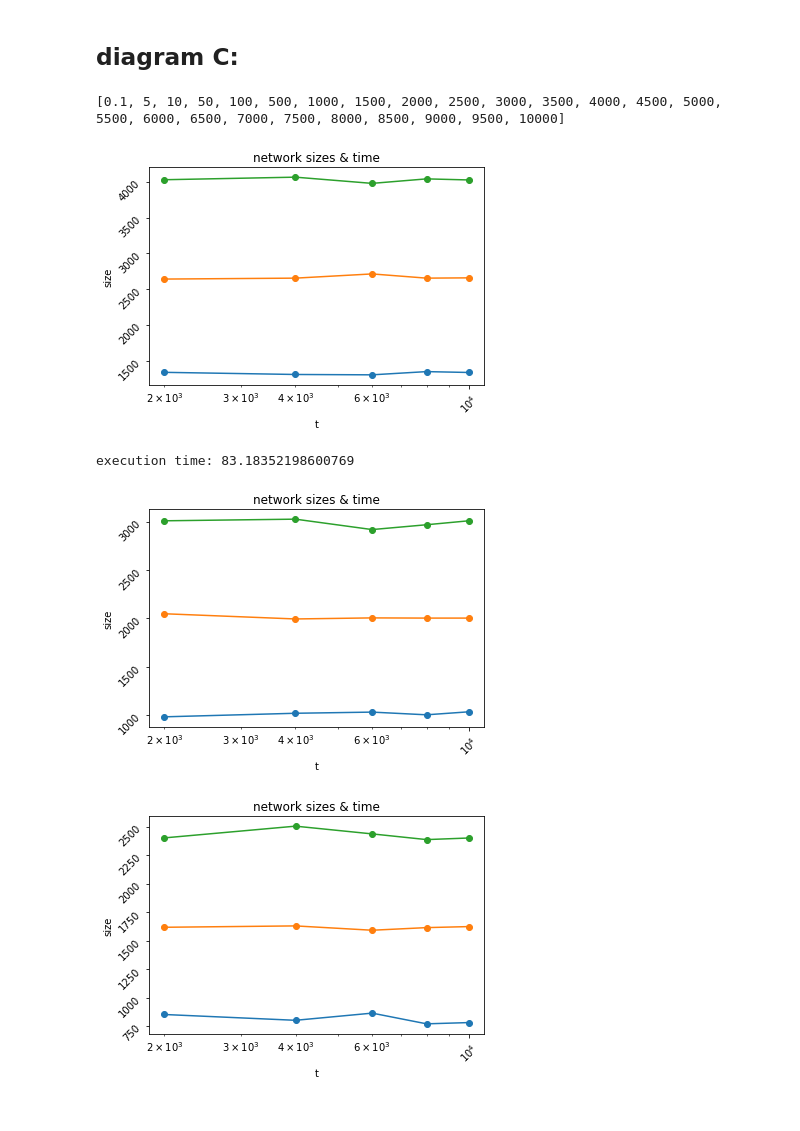
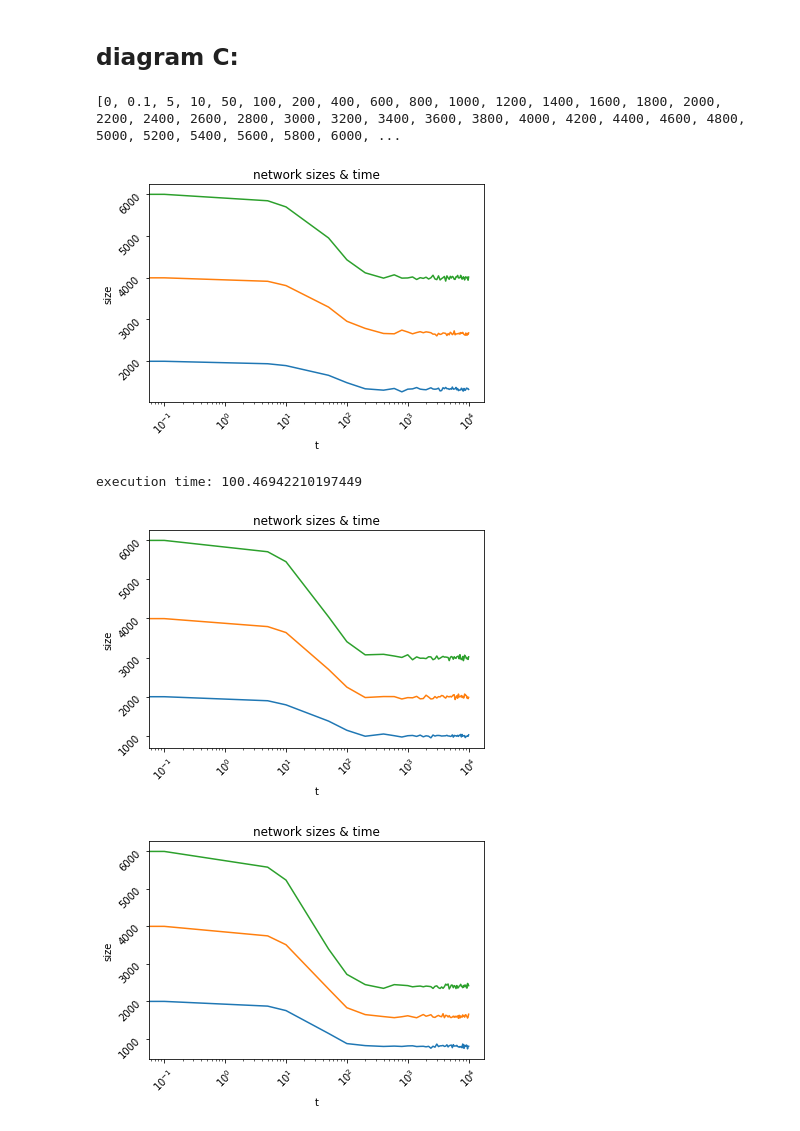
Before and after one commit to MJSahebnasi/Thesis-temporal-network-platform, a Jupyter notebook: thesis_main.ipynb, the cells around one changed output. Saved outputs shown, nothing was run; the diff lists cells and outputs as text; code cells hidden in the pictures.

```diff
--- a/thesis_main.ipynb
+++ b/thesis_main.ipynb
@@ -124,6 +124,9 @@ class Snapshot():
 
   def __repr__(self):
     return 'snapshot<t:'+str(self.time)+',G:'+str(self.G)+'>'
+
+  def is_node_off(self, node):
+    return (not G.has_node(node)) and (not node in self.dead_and_attacked_nodes)
 # %% [markdown]
 # Simulation
 # %%
@@ -644,11 +647,11 @@ mue_1 = 0.005
 mue_2 = 0.01
 mue_3 = 0.015
 
-snp_times_c = [0.1, 5, 10, 50, 100]+[i*500 for i in range(1,21)]
+snp_times_c = [0, 0.1, 5, 10, 50, 100]+[i*200 for i in range(1,51)]
 
 print(snp_times_c)
 # %% [output]
-[0.1, 5, 10, 50, 100, 500, 1000, 1500, 2000, 2500, 3000, 3500, 4000, 4500, 5000, 5500, 6000, 6500, 7000, 7500, 8000, 8500, 9000, 9500, 10000]
+[0, 0.1, 5, 10, 50, 100, 200, 400, 600, 800, 1000, 1200, 1400, 1600, 1800, 2000, 2200, 2400, 2600, 2800, 3000, 3200, 3400, 3600, 3800, 4000, 4200, 4400, 4600, 4800, 5000, 5200, 5400, 5600, 5800, 6000, ...
 # %%
 def c(G, snp_t, sim_duration, landa, mue):
   n = G.number_of_nodes()
@@ -662,8 +665,8 @@ def c(G, snp_t, sim_duration, landa, mue):
   res, snaps = s.run(snapshot_times = snp_t)
 
   sizes = []
-  for s in range(len(snaps)):
-    g = snaps[s]
+  for s in snaps:
+    g = s.G
     sizes.append(g.number_of_nodes())
 
   return sizes
@@ -676,12 +679,19 @@ def onoff_scenario_C(G_list, snp_t, sim_duration, landa, mue):
     y = c(G, snp_t, sim_duration, landa, mue)
     x = snp_t
 
-    plt.plot(x, y, marker='o')
+    # print('-------')
+    # print('y:', y)
+    # print(len(y))
+    # print('x:', x)
+    # print(len(x))
+    # print('-------')
+
+    plt.plot(x, y)
     title = 'network sizes & time'
     plt.title(title)
     # plt.grid()
     plt.xticks(x)
-    # plt.yticks(np.arange(np.min(degree_distrib), np.max(degree_distrib) + 1, 1))
+    # plt.yticks(np.arange(np.min(y)-500, np.max(y) + 100, 1))
     plt.xlabel('t')
     plt.ylabel('size')
     plt.tick_params(labelrotation=45)
@@ -691,15 +701,14 @@ def onoff_scenario_C(G_list, snp_t, sim_duration, landa, mue):
   plt.show()
 # %%
 t_a1 = time.time()
-onoff_scenario_C([G_SW_1, G_SW_2, G_SW_3], snp_times, 10**4+100, landa1, mue_1)
+onoff_scenario_C([G_SW_1, G_SW_2, G_SW_3], snp_times_c, 10**4+100, landa1, mue_1)
 t_a2 = time.time()
 print('execution time:', t_a2 - t_a1)
 
-# onoff_scenario_C([G_SW_1, G_SW_2, G_SW_3], snp_times, 10**4+100, landa1, mue_2)
-
-# onoff_scenario_C([G_SW_1, G_SW_2, G_SW_3], snp_times, 10**4+100, landa1, mue_3)
+onoff_scenario_C([G_SW_1, G_SW_2, G_SW_3], snp_times_c, 10**4+100, landa1, mue_2)
+onoff_scenario_C([G_SW_1, G_SW_2, G_SW_3], snp_times_c, 10**4+100, landa1, mue_3)
 # %% [output]
-[figure, old version]
+[figure, new version]
-execution time: 83.18352198600769
+execution time: 100.46942210197449
-[figure, old version]
+[figure, new version]
-[figure, old version]
+[figure, new version]
```
Also changed, not shown: parts of 5 cells of this notebook.
